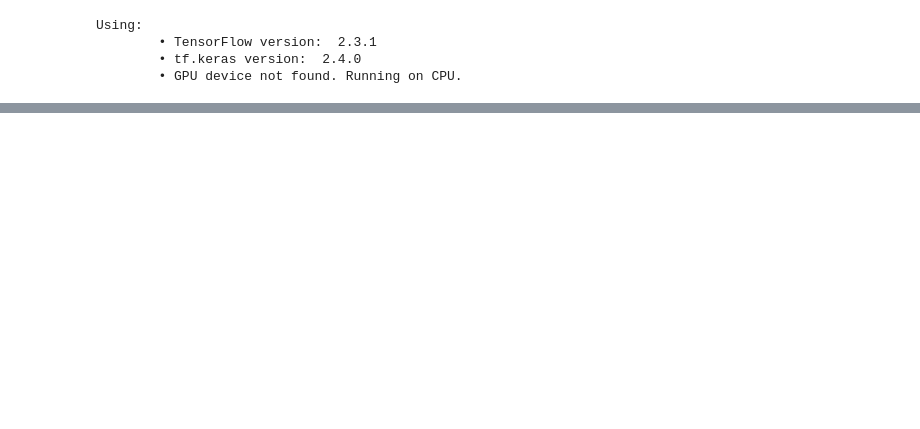
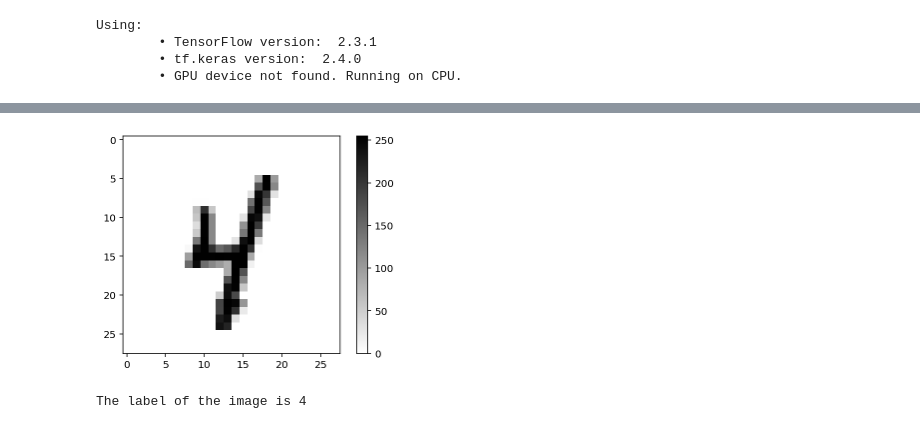
Before and after one commit to ongsterr/ml_tf, a Jupyter notebook: 03_deep_learning/nn_tf_keras.ipynb, the cells around one changed output, grey strips where cells are left out. Saved outputs shown, nothing was run; the diff lists cells and outputs as text; code cells hidden in the pictures; blank space fills up the shorter version.

```diff
--- a/03_deep_learning/nn_tf_keras.ipynb
+++ b/03_deep_learning/nn_tf_keras.ipynb
@@ -53,0 +72,9 @@ NameError: name 'tfds' is not defined
+# %%
+for image, label in training_set.take(1):
+    print('The images in the training set have:')
+    print('\u2022 dtype:', image.dtype)
+    print('\u2022 shape:', image.shape)
+
+    print('The labels in the training set have:')
+    print('\u2022 dtype:', label.dtype)
+    print('\u2022 shape:', label.shape)
@@ -53,0 +90,14 @@ NameError: name 'tfds' is not defined
+# %%
+for image, label in training_set.take(1):
+    image = image.numpy().squeeze() # 28 x 28 x 1 => 28 x 28
+    label = label.numpy()
+
+# plot the image
+plt.imshow(image, cmap=plt.cm.binary) # cmap = color map (binary for grayscale)
+plt.colorbar()
+plt.show()
+
+print('The label of the image is', label)
+# %% [output]
+[figure, added]
+The label of the image is 4
```
Also changed, not shown: parts of 22 cells of this notebook, 4 other files.
